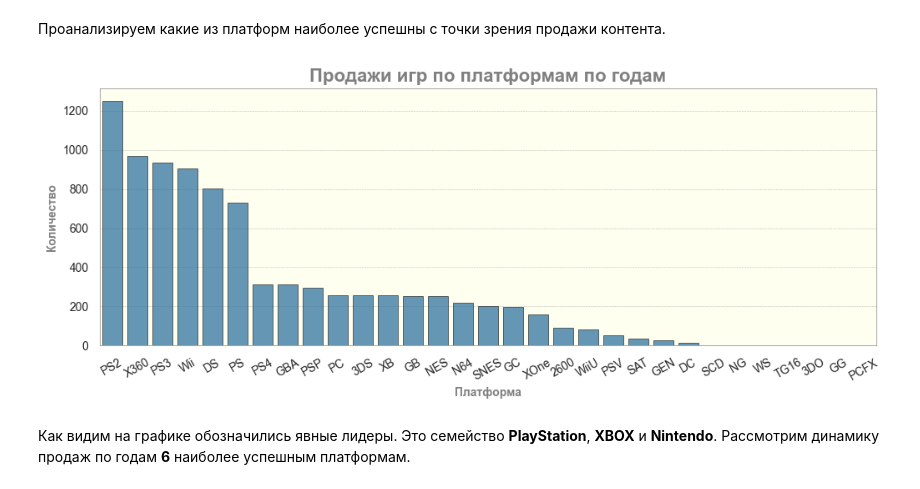
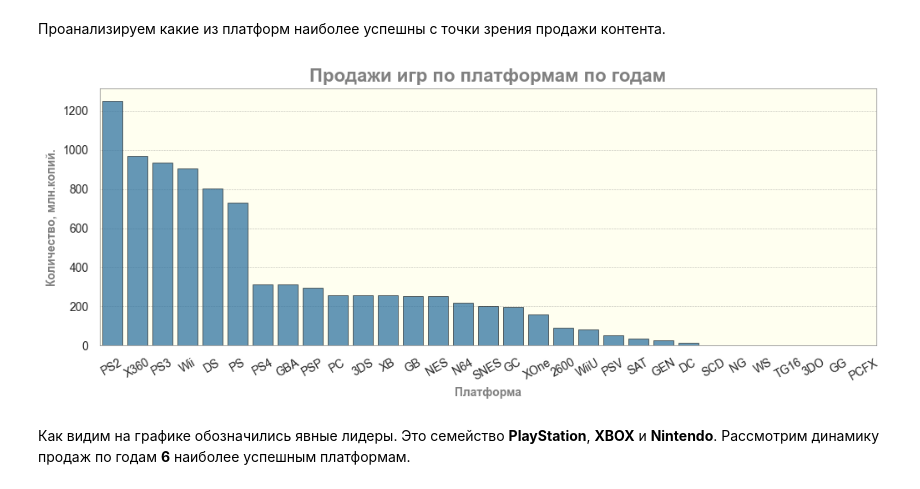
Before and after one commit to SuvorinSergey/ya_practicum_data_science, a Jupyter notebook: games/games.ipynb, the cells around one changed output. Cells and saved outputs as stored; diff of their text form; code cells hidden in the pictures.

```diff
--- a/games/games.ipynb
+++ b/games/games.ipynb
@@ -795,21 +793,21 @@ platform_sales = data.groupby('platform')['total_sales'].\
 # %%
 # Рисуем график
 ax = sns.barplot(platform_sales,
                  x='platform',
                  y='total_sales',
                  color=bar_color,
                  alpha=.75,
                  linewidth=.5,
                  edgecolor='black')
 
 # Настраиваем параметры
 ax.set_title('Продажи игр по платформам по годам', fontdict=fd_16)
 ax.tick_params(axis='both', labelsize=10)
 ax.tick_params(axis='x', rotation=30)
-ax.set_ylabel('Количество', fontdict=fd_10)
+ax.set_ylabel('Количество, млн.копий.', fontdict=fd_10)
 ax.set_xlabel('Платформа', fontdict=fd_10) ;
 # %% [output]
-[figure, old version]
+[figure, new version]
 # %% [markdown]
 Как видим на графике обозначились явные лидеры. Это семейство **PlayStation**, **XBOX** и **Nintendo**. Рассмотрим динамику продаж по годам **6** наиболее успешным платформам.
 # %%
```
Also changed, not shown: parts of 12 cells of this notebook, 1 other file.
